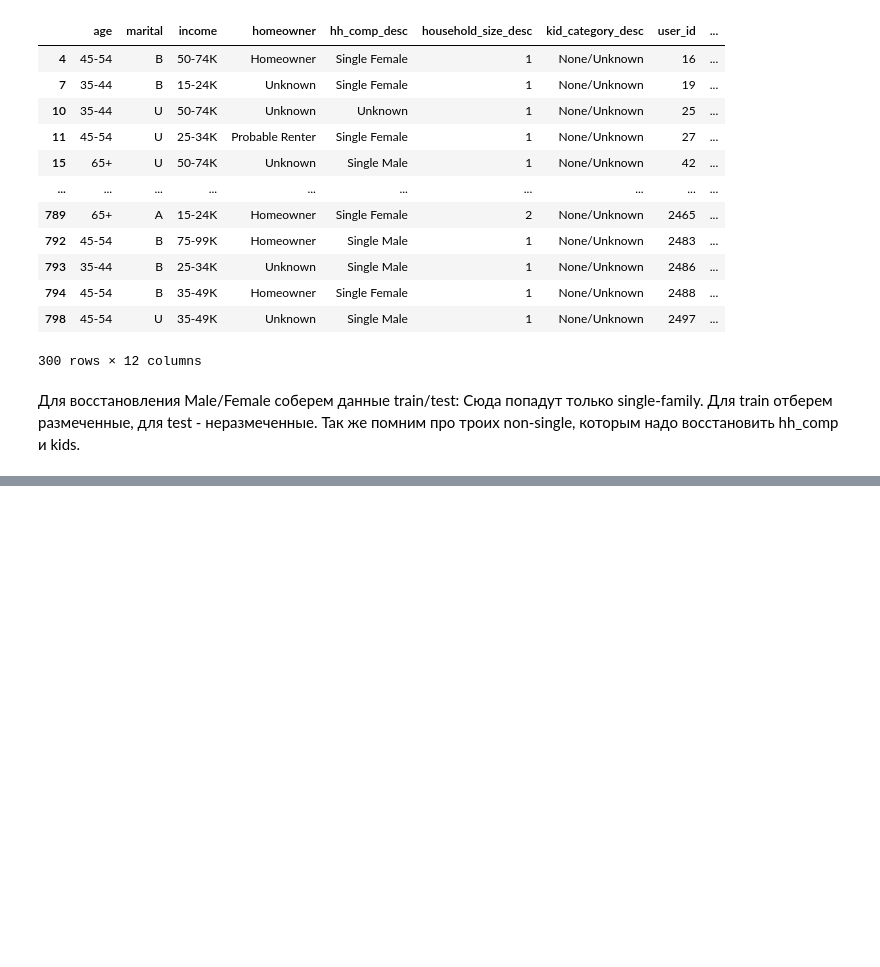
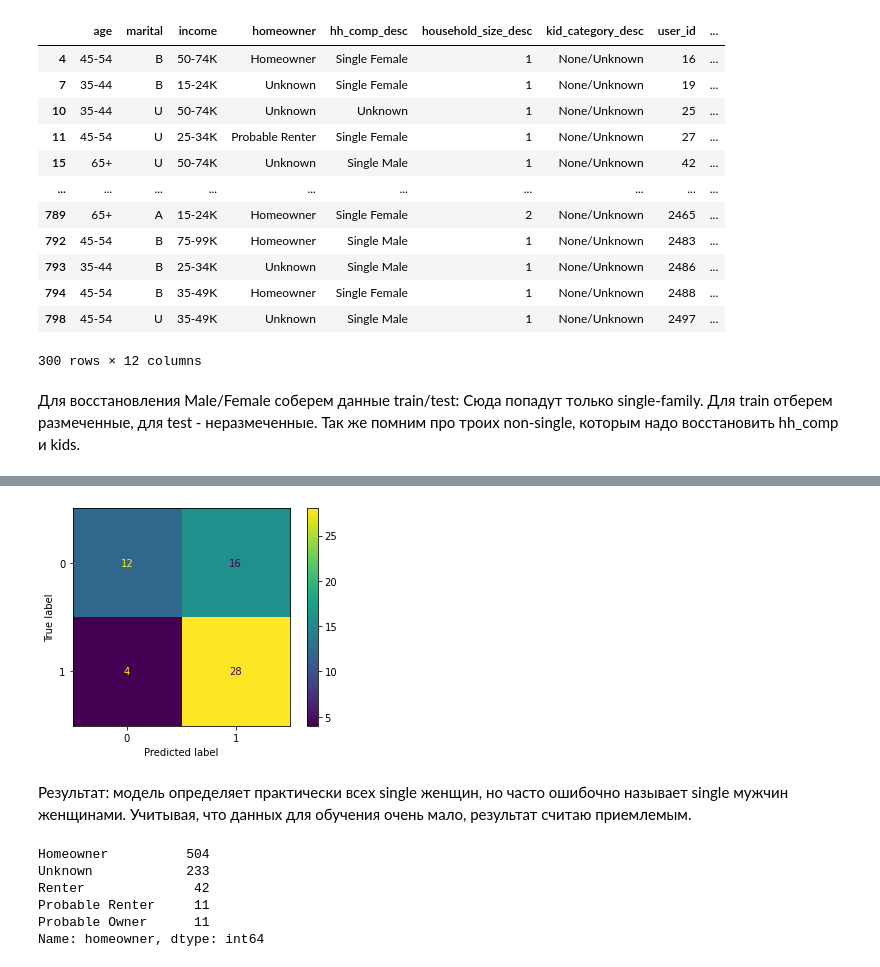
Before and after one commit to j2cry/gb_recommends, a Jupyter notebook: hw5/user_features.ipynb, the cells around one changed output, grey strips where cells are left out. Cells and saved outputs as stored; diff of their text form; code cells hidden in the pictures; blank space fills up the shorter version.

```diff
--- a/hw5/user_features.ipynb
+++ b/hw5/user_features.ipynb
@@ -87,7 +92,7 @@ data[single]
 # %%
 # теперь запилим признак пола для одиночных семей
 # сначала инициализируем его в -1
-data['temp_sex'] = -1
+data['single_female'] = -1
 # %%
 # теперь разметим: male = 0, female = 1
 male = data['hh_comp_desc'].str.contains(r'Male')
@@ -217,0 +216,7 @@ data
+# %%
+ConfusionMatrixDisplay.from_predictions(sex_valid_true, valid_pred);
+# %% [output]
+[figure, added]
+# %% [markdown]
+Результат: модель определяет практически всех single женщин, но часто ошибочно называет single мужчин женщинами.
+Учитывая, что данных для обучения очень мало, результат считаю приемлемым.
@@ -217,0 +234,10 @@ data
+# %%
+# этот признак тоже можно попробовать починить, если будет время
+data['homeowner'].value_counts()
+# %% [output]
+Homeowner          504
+Unknown            233
+Renter              42
+Probable Renter     11
+Probable Owner      11
+Name: homeowner, dtype: int64
```
Also changed, not shown: parts of 16 cells of this notebook, 1 other file.
